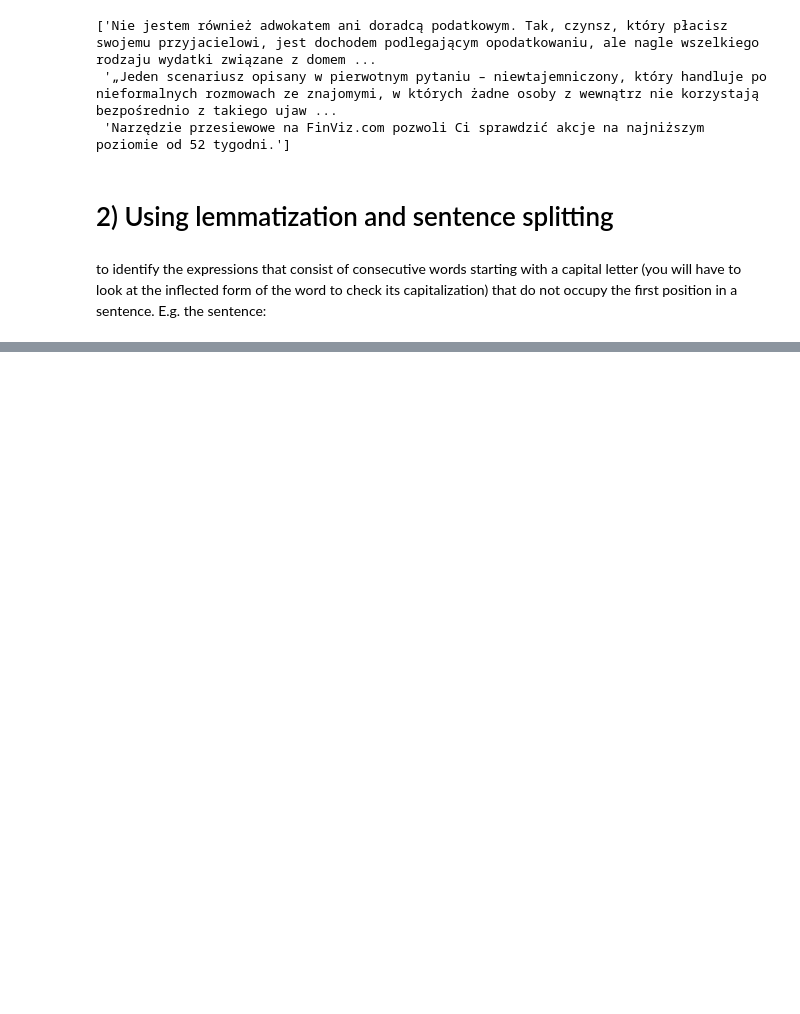
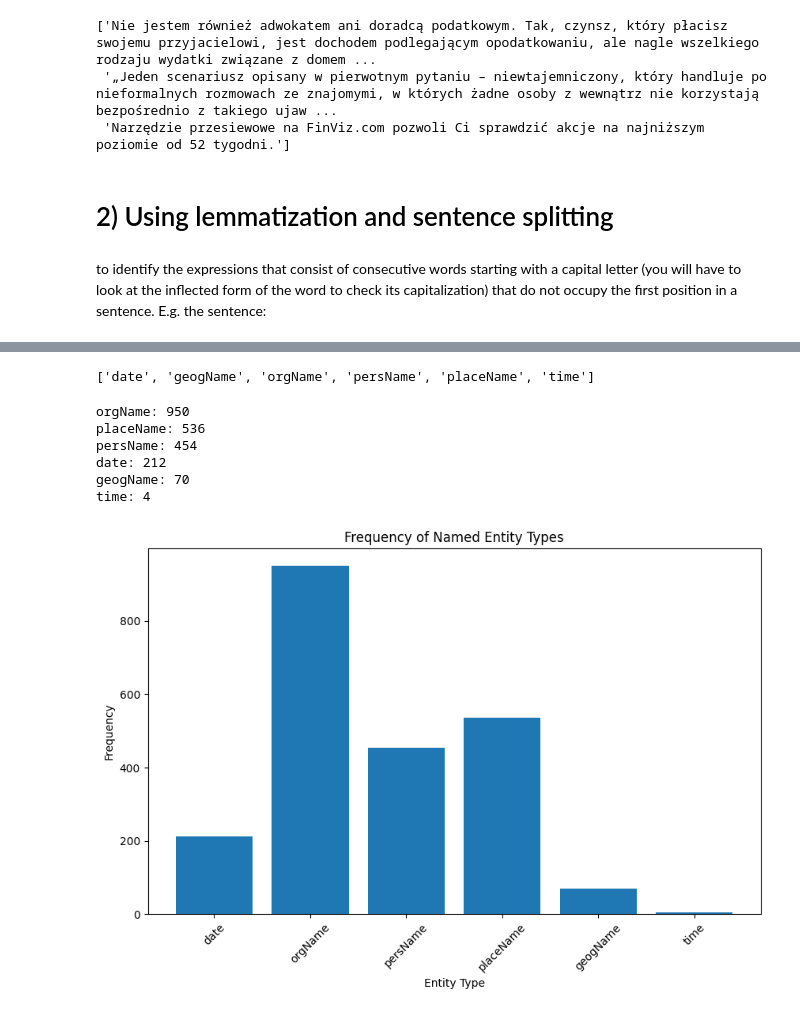
Before and after one commit to xaolaw/Natural_Language_Processing_Labs, a Jupyter notebook: Lab6-ner/Lab6.ipynb, the cells around one changed output, grey strips where cells are left out. Saved outputs shown, nothing was run; the diff lists cells and outputs as text; code cells hidden in the pictures; blank space fills up the shorter version.

```diff
--- a/Lab6-ner/Lab6.ipynb
+++ b/Lab6-ner/Lab6.ipynb
@@ -56,13 +60,14 @@ docs
 #lemmatizer = nlp.add_pipe("lemmatizer")
 sentencizer = nlp.add_pipe("sentencizer")
 # %%
+from collections import Counter
+
+counter = Counter()
+
 for doc in docs:
   for sent in doc.sents:
       tokens = list(sent)
       for token in tokens:
-         if not token.is_punct:
-            if token.lemma_[0].isupper():
-               print(token.lemma_)
-               print(token.is_sent_start)
-               print(token.sent)
-               print()
+         #check if the token is punctuation and chec if first letter is uppper case and check if token is the begining of the sentence
+         if not token.is_punct and token.lemma_[0].isupper() and token != tokens[0]:
+            counter[token.lemma_] += 1
@@ -98,7 +73,0 @@ for token in doc:
-# %%
-from spacy.lang.en import English
-
-nlp = English()
-nlp.add_pipe("sentencizer")
-doc = nlp("This is, a sentence. This is, another sentence.")
-assert len(list(doc.sents)) == 2
@@ -110,0 +108,34 @@ This is, another sentence.
+# %%
+nlp.pipe_labels['ner']
+# %% [output]
+['date', 'geogName', 'orgName', 'persName', 'placeName', 'time']
+# %%
+from collections import Counter
+
+counter_entities  = Counter()
+
+for doc in docs:
+  for sent in doc.ents:
+      counter_entities[sent.label_] += 1
+# %%
+for label, count in counter_entities.most_common():
+    print(f"{label}: {count}")
+# %% [output]
+orgName: 950
+placeName: 536
+persName: 454
+date: 212
+geogName: 70
+time: 4
+# %%
+import matplotlib.pyplot as plt
+
+plt.figure(figsize=(10, 6))
+plt.bar(counter_entities.keys(), counter_entities.values())
+plt.xlabel('Entity Type')
+plt.ylabel('Frequency')
+plt.title('Frequency of Named Entity Types')
+plt.xticks(rotation=45)
+plt.show()
+# %% [output]
+[figure, added]
```
Also changed, not shown: parts of 24 cells of this notebook, 1 other file.
